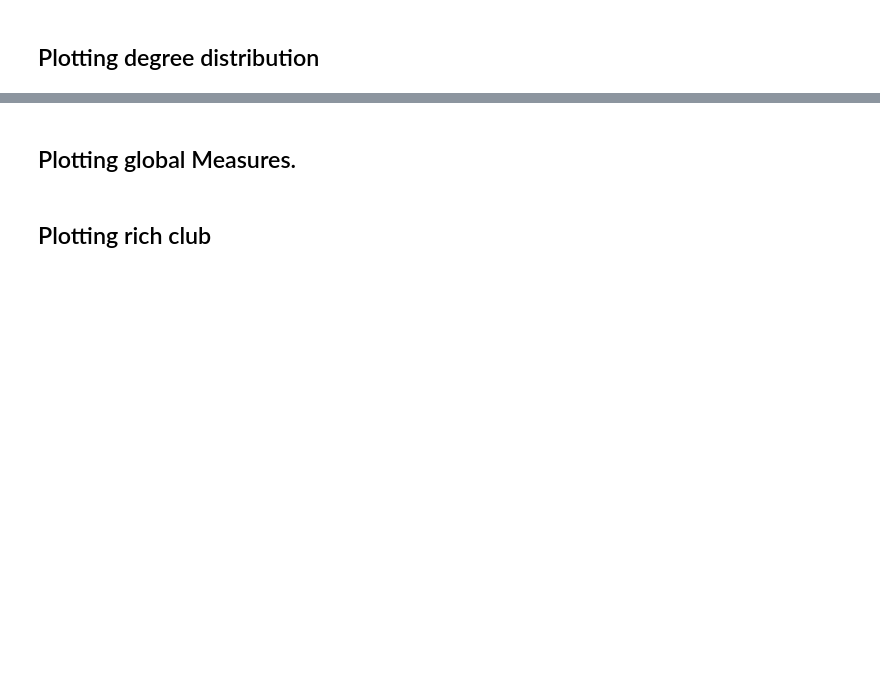
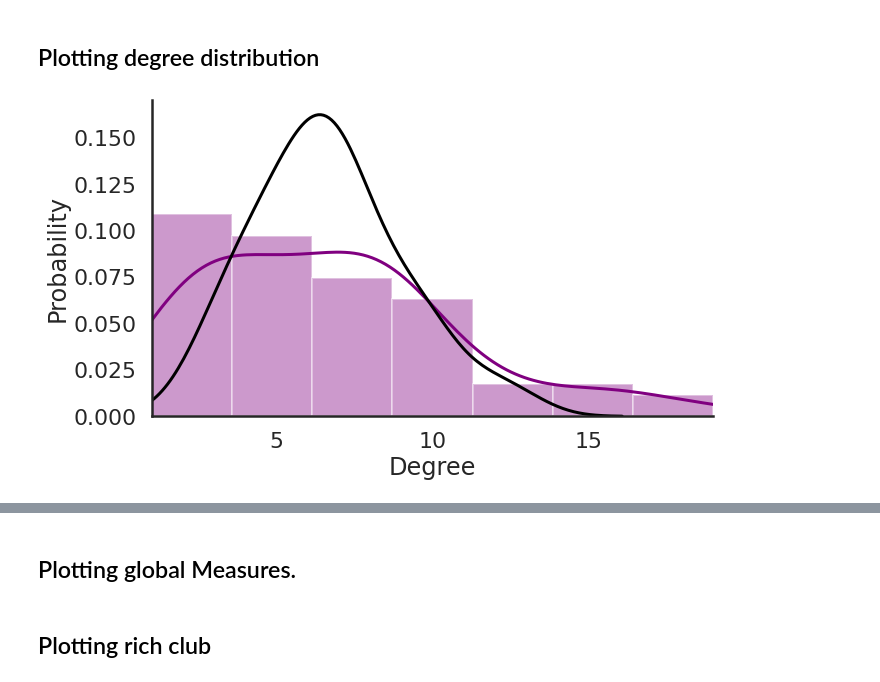
Before and after one commit to WMDA/SCN, a Jupyter notebook: scripts/work_in_progress_scripts/LGI_networks_assumptions.ipynb, the cells around one changed output, grey strips where cells are left out. Saved outputs shown, nothing was run; the diff lists cells and outputs as text; code cells hidden in the pictures; blank space fills up the shorter version.

```diff
--- a/scripts/work_in_progress_scripts/LGI_networks_assumptions.ipynb
+++ b/scripts/work_in_progress_scripts/LGI_networks_assumptions.ipynb
@@ -93,5 +69,7 @@ random_graph_measures_hc.head()
 # %% [markdown]
 ## Plotting degree distribution
 # %%
-plot_degree_dist(aan_graph_threshold, color=["purple", "black"])
+plot_degree_dist(aan_graphs['graph_threshold'], color=["purple", "black"])
+# %% [output]
+[figure, added]
 # %%
```
Also changed, not shown: parts of 29 cells of this notebook, 2 other files.
